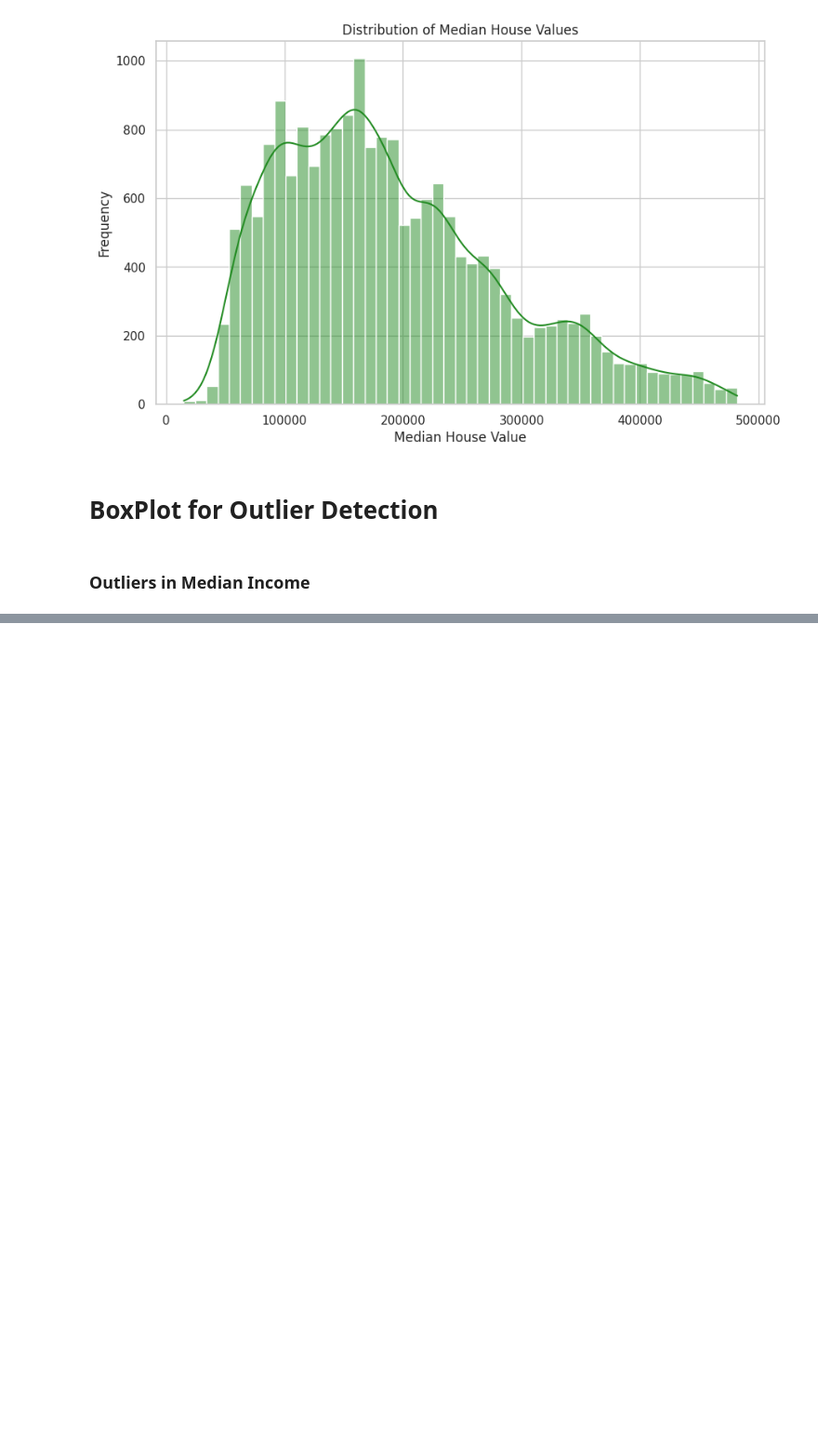
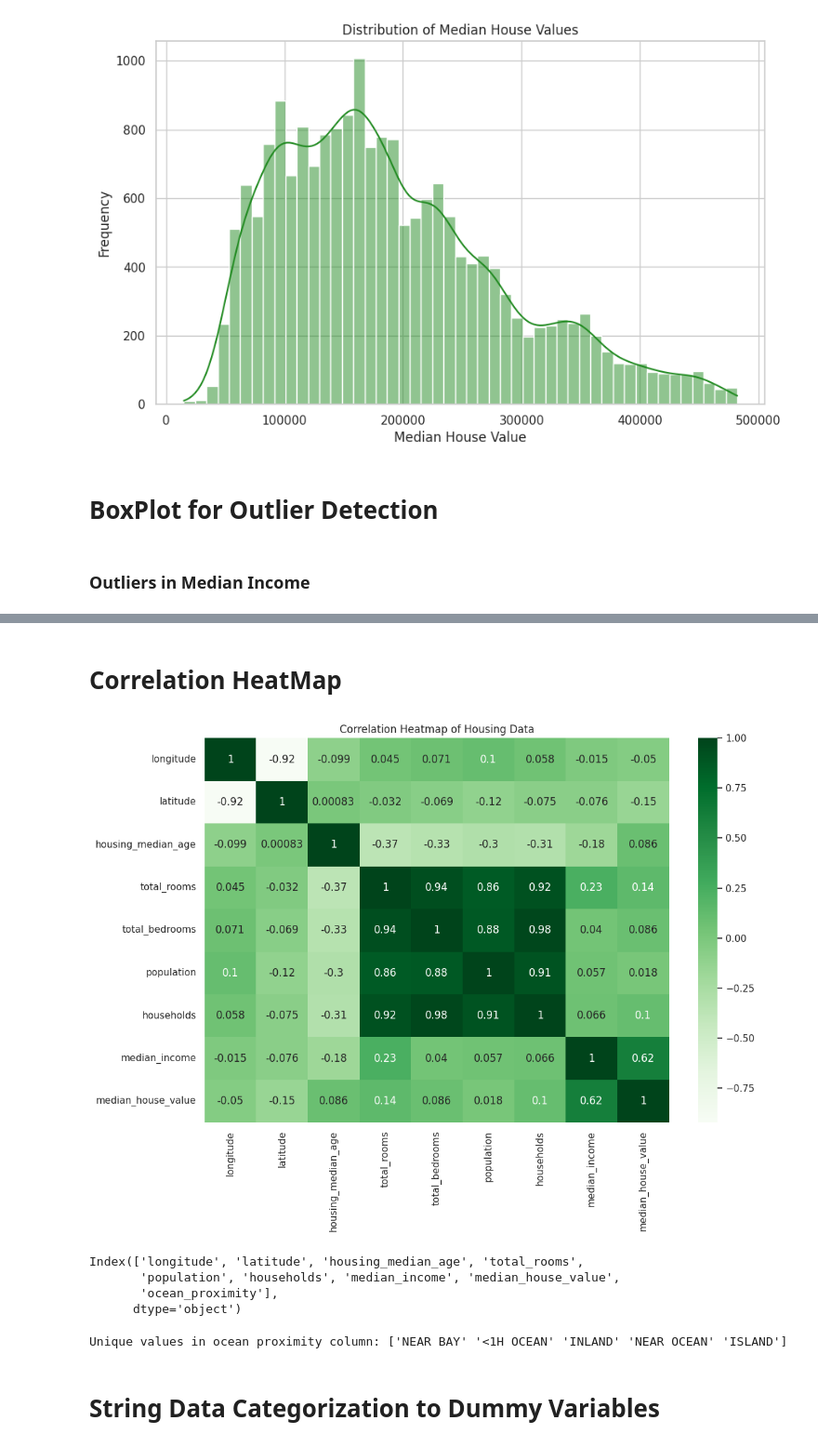
Before and after one commit to KK-Niraj/California-Housing-Price, a Jupyter notebook: California_House_Prices.ipynb, the cells around one changed output, grey strips where cells are left out. Shown: that part at 93% size. Drawn from its saved outputs; the diff is of its cells as text; code cells hidden in the pictures; blank space fills up the shorter version.

```diff
--- a/California_House_Prices.ipynb
+++ b/California_House_Prices.ipynb
@@ -236,0 +323,26 @@ plt.show()
+# %% [markdown]
+# Correlation HeatMap
+# %%
+# Plot the heatmap for correlation between variables or features
+plt.figure(figsize=(12,8))
+sns.heatmap(df_1[numeric_columns].corr(), annot=True, cmap="Greens")
+plt.title("Correlation Heatmap of Housing Data")
+plt.show()
+# %% [output]
+[figure, added]
+# %%
+# Dropping the 'total_bedrooms' column
+df_1 = df_1.drop("total_bedrooms", axis=1)
+df_1.columns
+# %% [output]
+Index(['longitude', 'latitude', 'housing_median_age', 'total_rooms',
+       'population', 'households', 'median_income', 'median_house_value',
+       'ocean_proximity'],
+      dtype='object')
+# %%
+# Unique value for catgegorical data
+print("Unique values in ocean proximity column:", df_1["ocean_proximity"].unique())
+# %% [output]
+Unique values in ocean proximity column: ['NEAR BAY' '<1H OCEAN' 'INLAND' 'NEAR OCEAN' 'ISLAND']
+# %% [markdown]
+# String Data Categorization to Dummy Variables
```
Also changed, not shown: parts of 27 cells of this notebook.
